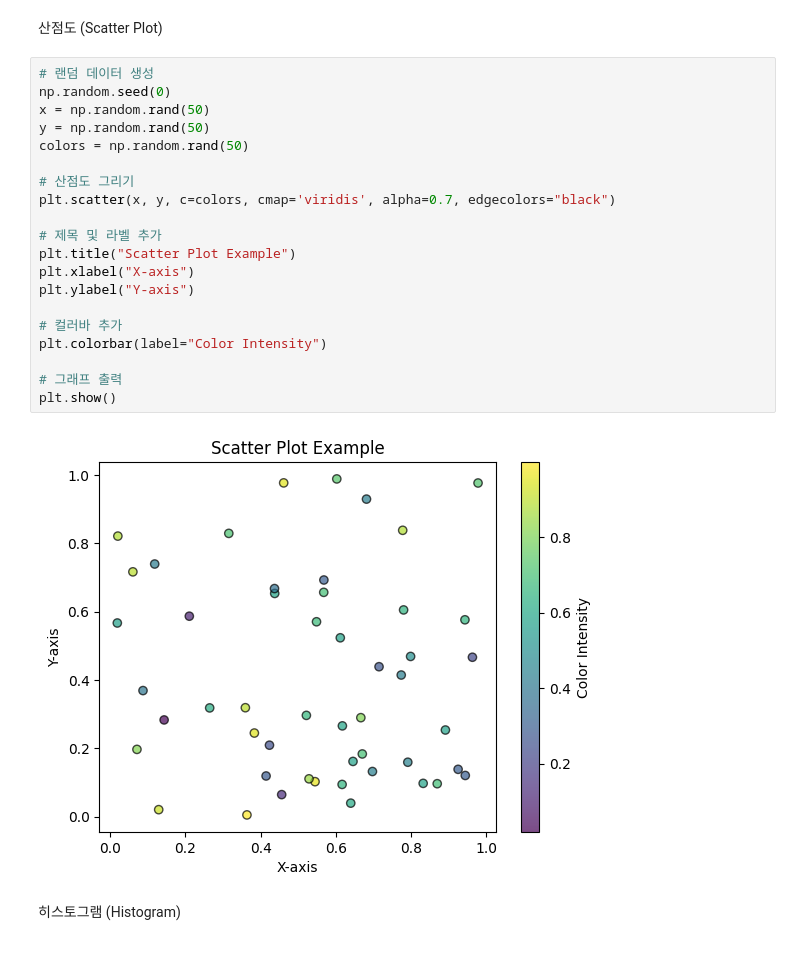
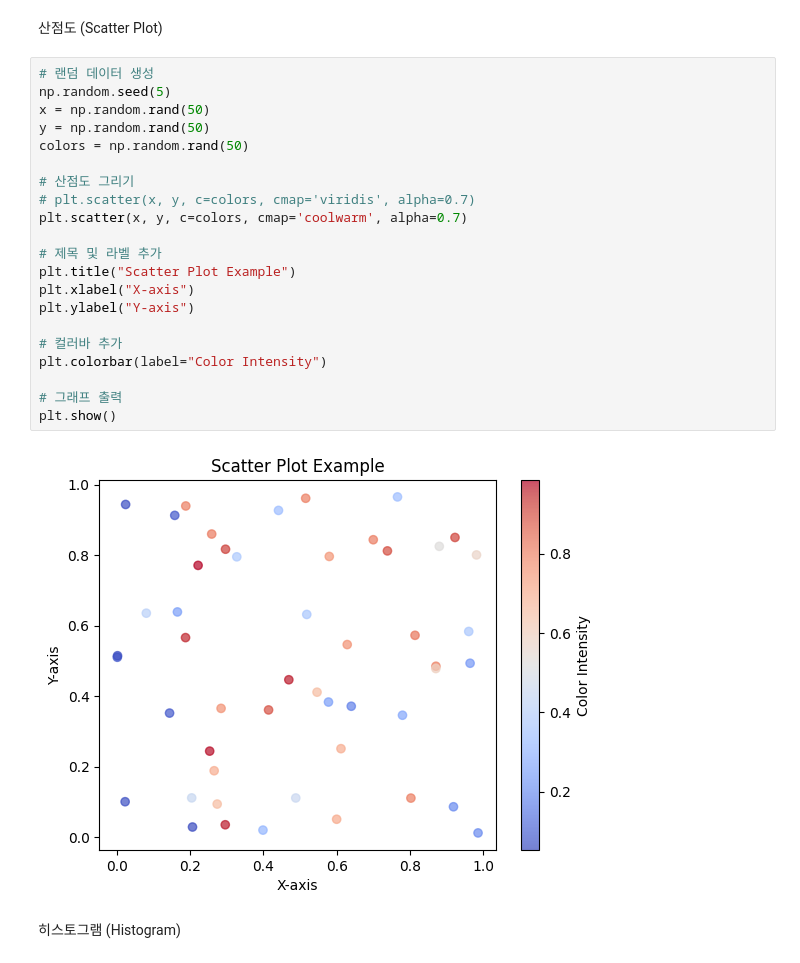
Before and after one commit to yunseongyda/Session-2, a Jupyter notebook: se2_matplotlib.ipynb, the cells around one changed output. Cells and saved outputs as stored; diff of their text form.

```diff
--- a/se2_matplotlib.ipynb
+++ b/se2_matplotlib.ipynb
@@ -49,26 +49,27 @@ plt.show()
 산점도 (Scatter Plot)
 # %%
 # 랜덤 데이터 생성
-np.random.seed(0)
+np.random.seed(5)
 x = np.random.rand(50)
 y = np.random.rand(50)
 colors = np.random.rand(50)
 
 # 산점도 그리기
-plt.scatter(x, y, c=colors, cmap='viridis', alpha=0.7, edgecolors="black")
+# plt.scatter(x, y, c=colors, cmap='viridis', alpha=0.7)
+plt.scatter(x, y, c=colors, cmap='coolwarm', alpha=0.7)
 
 # 제목 및 라벨 추가
 plt.title("Scatter Plot Example")
 plt.xlabel("X-axis")
 plt.ylabel("Y-axis")
 
 # 컬러바 추가
 plt.colorbar(label="Color Intensity")
 
 # 그래프 출력
 plt.show()
 # %% [output]
-[figure, old version]
+[figure, new version]
 # %% [markdown]
 히스토그램 (Histogram)
 # %%
```
